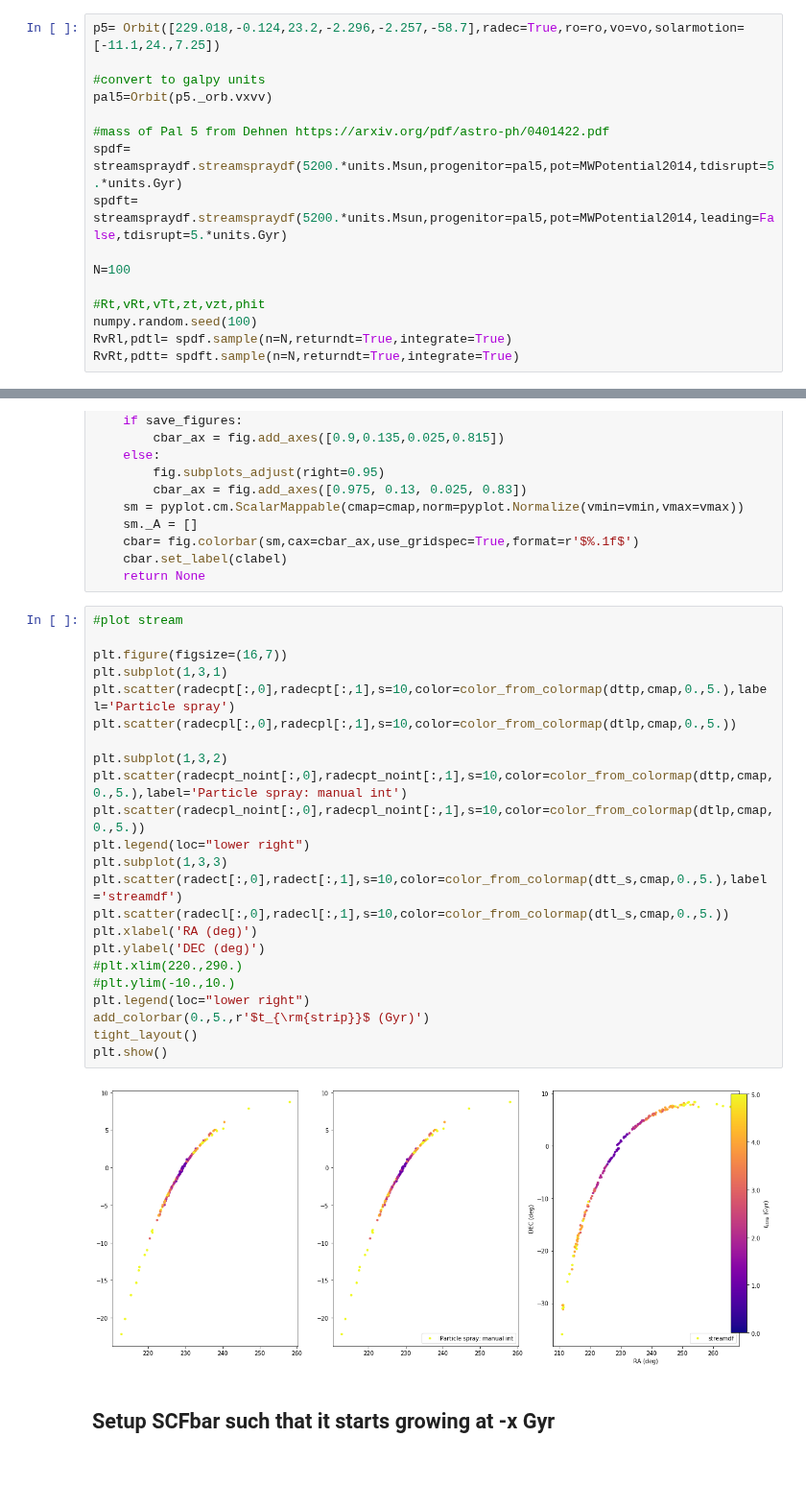
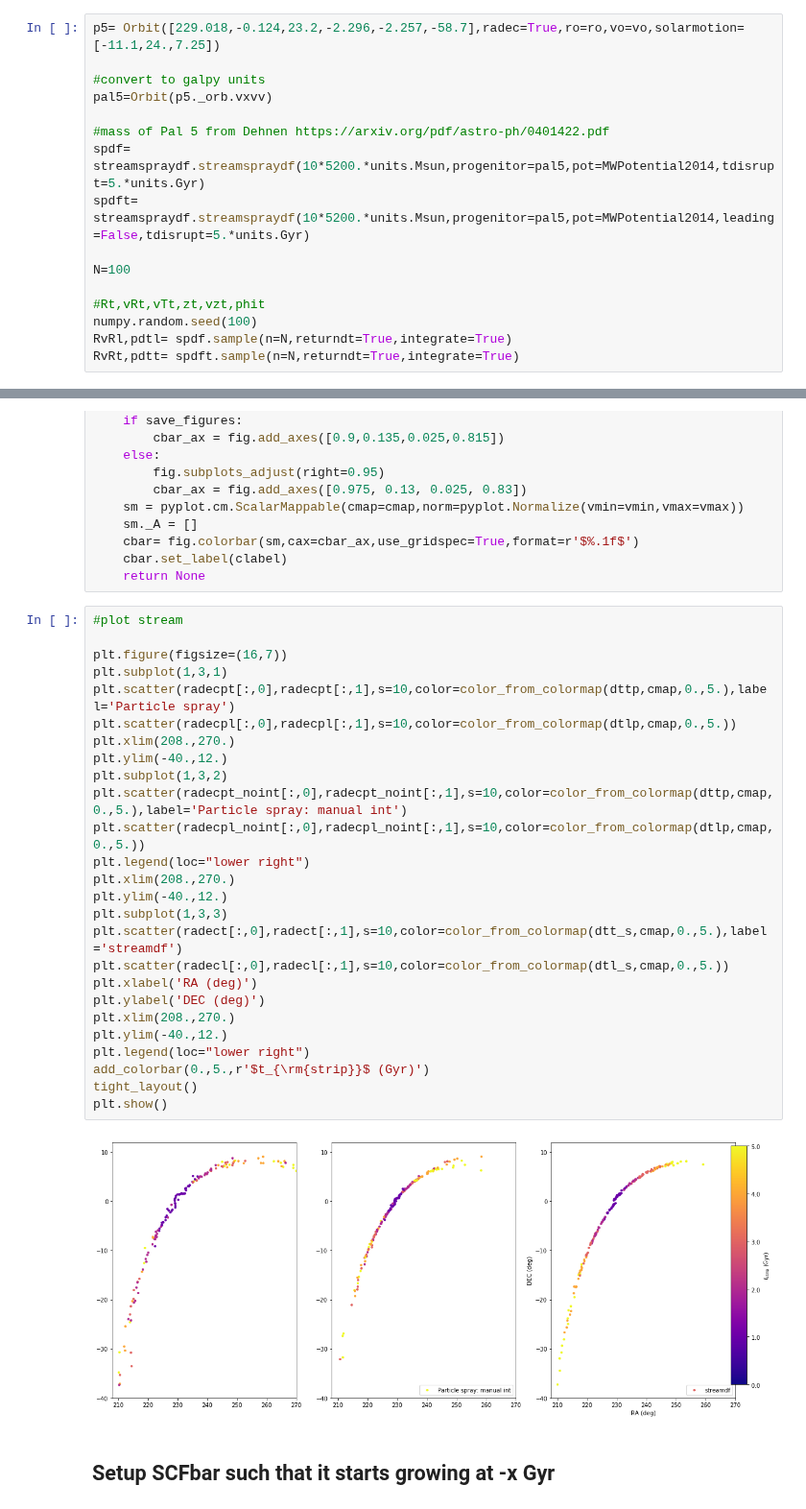
Before and after one commit to nbanik/Baryonic-effects-on-Pal5, a Jupyter notebook: particle_spray_Effect of bar on Pal5 .ipynb, the cells around one changed output, grey strips where cells are left out. Shown at 96% size. Drawn from its saved outputs; the diff is of its cells as text; blank space fills up the shorter version.

```diff
--- a/particle_spray_Effect of bar on Pal5 .ipynb
+++ b/particle_spray_Effect of bar on Pal5 .ipynb
@@ -36,8 +36,8 @@ p5= Orbit([229.018,-0.124,23.2,-2.296,-2.257,-58.7],radec=True,ro=ro,vo=vo,solar
 pal5=Orbit(p5._orb.vxvv)
 
 #mass of Pal 5 from Dehnen https://arxiv.org/pdf/astro-ph/0401422.pdf
-spdf= streamspraydf.streamspraydf(5200.*units.Msun,progenitor=pal5,pot=MWPotential2014,tdisrupt=5.*units.Gyr)
-spdft= streamspraydf.streamspraydf(5200.*units.Msun,progenitor=pal5,pot=MWPotential2014,leading=False,tdisrupt=5.*units.Gyr)
+spdf= streamspraydf.streamspraydf(10*5200.*units.Msun,progenitor=pal5,pot=MWPotential2014,tdisrupt=5.*units.Gyr)
+spdft= streamspraydf.streamspraydf(10*5200.*units.Msun,progenitor=pal5,pot=MWPotential2014,leading=False,tdisrupt=5.*units.Gyr)
 
 N=100
 
@@ -181,28 +181,31 @@ def add_colorbar(vmin,vmax,clabel,save_figures=False):
 # %%
 #plot stream
 
 plt.figure(figsize=(16,7))
 plt.subplot(1,3,1)
 plt.scatter(radecpt[:,0],radecpt[:,1],s=10,color=color_from_colormap(dttp,cmap,0.,5.),label='Particle spray')
 plt.scatter(radecpl[:,0],radecpl[:,1],s=10,color=color_from_colormap(dtlp,cmap,0.,5.))
-
+plt.xlim(208.,270.)
+plt.ylim(-40.,12.)
 plt.subplot(1,3,2)
 plt.scatter(radecpt_noint[:,0],radecpt_noint[:,1],s=10,color=color_from_colormap(dttp,cmap,0.,5.),label='Particle spray: manual int')
 plt.scatter(radecpl_noint[:,0],radecpl_noint[:,1],s=10,color=color_from_colormap(dtlp,cmap,0.,5.))
 plt.legend(loc="lower right")
+plt.xlim(208.,270.)
+plt.ylim(-40.,12.)
 plt.subplot(1,3,3)
 plt.scatter(radect[:,0],radect[:,1],s=10,color=color_from_colormap(dtt_s,cmap,0.,5.),label='streamdf')
 plt.scatter(radecl[:,0],radecl[:,1],s=10,color=color_from_colormap(dtl_s,cmap,0.,5.))
 plt.xlabel('RA (deg)')
 plt.ylabel('DEC (deg)')
-#plt.xlim(220.,290.)
-#plt.ylim(-10.,10.)
+plt.xlim(208.,270.)
+plt.ylim(-40.,12.)
 plt.legend(loc="lower right")
 add_colorbar(0.,5.,r'$t_{\rm{strip}}$ (Gyr)')
 tight_layout()
 plt.show()
 # %% [output]
-[figure, old version]
+[figure, new version]
 # %% [markdown]
 ## Setup SCFbar such that it starts growing at -x Gyr
 # %%
```
Also changed, not shown: parts of 9 cells of this notebook.
